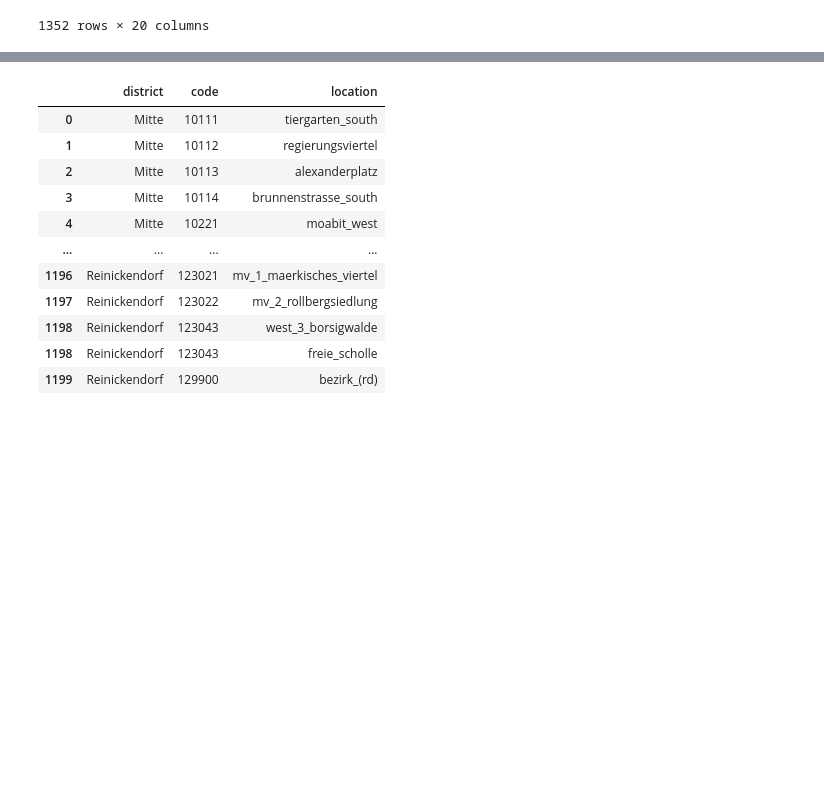
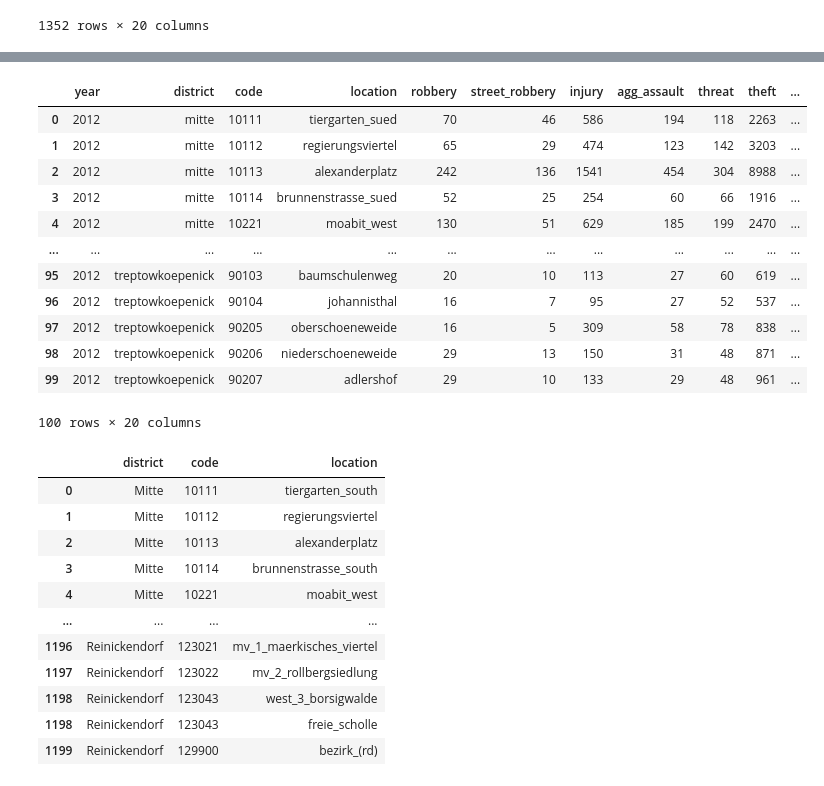
Before and after one commit to alanlupatini/first_project, a Jupyter notebook: notebooks/load_and_clean_data_veerpal.ipynb, the cells around one changed output, grey strips where cells are left out. Drawn from its saved outputs; the diff is of its cells as text; code cells hidden in the pictures; blank space fills up the shorter version.

Commit message:
cleaned german characters and updated tables

```diff
--- a/notebooks/load_and_clean_data_veerpal.ipynb
+++ b/notebooks/load_and_clean_data_veerpal.ipynb
@@ -324,3 +282,42 @@ df
+# %%
+def clean_german_string_final(series):
+    """
+    Standardizes location names by converting to lowercase first,
+    then handling umlauts, hyphens, and spaces.
+    """
+
+    cleaned_string = series.astype(str)
+    cleaned_string = cleaned_string.str.lower()
+    cleaned_string = cleaned_string.str.replace('ä', 'ae', regex=False)
+    cleaned_string = cleaned_string.str.replace('ö', 'oe', regex=False)
+    cleaned_string = cleaned_string.str.replace('ü', 'ue', regex=False)
+    cleaned_string = cleaned_string.str.replace('ß', 'ss', regex=False)
+    cleaned_string = cleaned_string.str.replace('-', '', regex=False)
+    cleaned_string = cleaned_string.str.replace(' ', '_', regex=False)
+    cleaned_string = cleaned_string.str.replace('__+', '_', regex=True)
+    cleaned_string = cleaned_string.str.strip('_')
+
+    return cleaned_string
+
+
+df['location'] = clean_german_string_final(df['location'])
+df['district'] = clean_german_string_final(df['district'])
+# %%
+df.head(100)
+# %% [output]
+|  | year | district | code | location | robbery | street_robbery | injury | agg_assault | threat | theft | ... |
+| 0 | 2012 | mitte | 10111 | tiergarten_sued | 70 | 46 | 586 | 194 | 118 | 2263 | ... |
+| 1 | 2012 | mitte | 10112 | regierungsviertel | 65 | 29 | 474 | 123 | 142 | 3203 | ... |
+| 2 | 2012 | mitte | 10113 | alexanderplatz | 242 | 136 | 1541 | 454 | 304 | 8988 | ... |
+| 3 | 2012 | mitte | 10114 | brunnenstrasse_sued | 52 | 25 | 254 | 60 | 66 | 1916 | ... |
+| 4 | 2012 | mitte | 10221 | moabit_west | 130 | 51 | 629 | 185 | 199 | 2470 | ... |
+| ... | ... | ... | ... | ... | ... | ... | ... | ... | ... | ... | ... |
+| 95 | 2012 | treptowkoepenick | 90103 | baumschulenweg | 20 | 10 | 113 | 27 | 60 | 619 | ... |
+| 96 | 2012 | treptowkoepenick | 90104 | johannisthal | 16 | 7 | 95 | 27 | 52 | 537 | ... |
+| 97 | 2012 | treptowkoepenick | 90205 | oberschoeneweide | 16 | 5 | 309 | 58 | 78 | 838 | ... |
+| 98 | 2012 | treptowkoepenick | 90206 | niederschoeneweide | 29 | 13 | 150 | 31 | 48 | 871 | ... |
+| 99 | 2012 | treptowkoepenick | 90207 | adlershof | 29 | 10 | 133 | 29 | 48 | 961 | ... |
+100 rows × 20 columns
 # %%
 new_df_name = 'crime_berlin_clean_2.csv'
 
```
Also changed, not shown: parts of 5 cells of this notebook, 2 other files.
